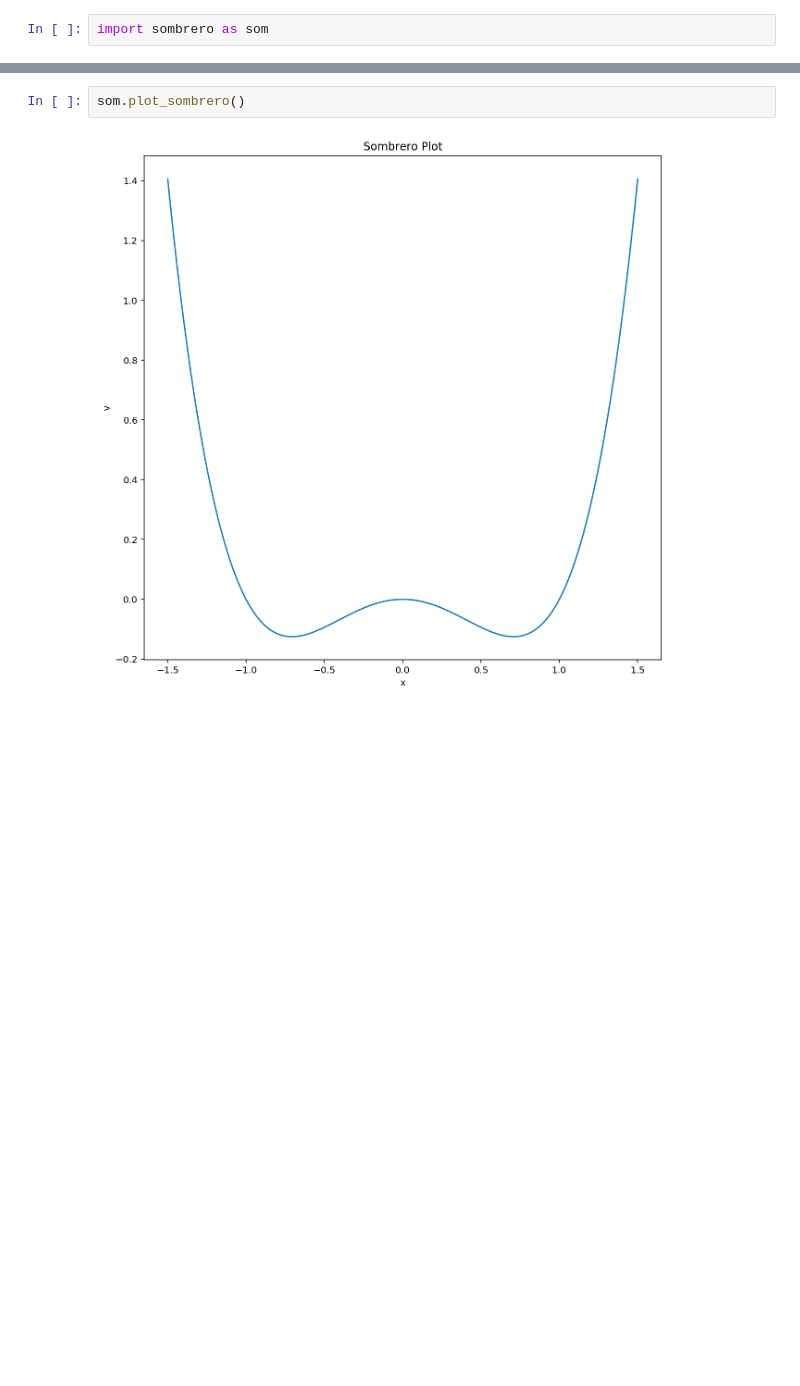
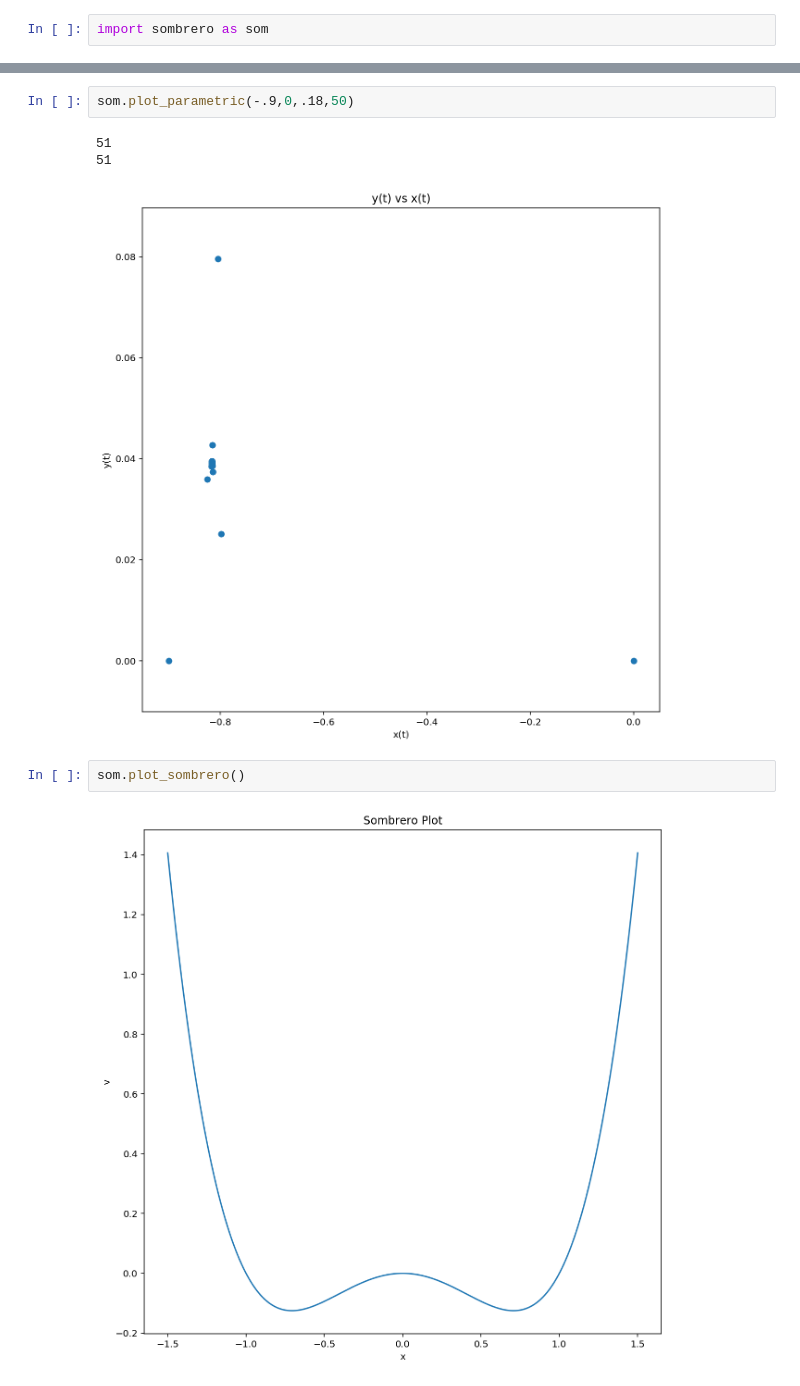
Before and after one commit to chapman-phys220-2018s/cw-12-phys220, a Jupyter notebook: cw12-duffing.ipynb, the cells around one changed output, grey strips where cells are left out. Drawn from its saved outputs; the diff is of its cells as text; blank space fills up the shorter version.

```diff
--- a/cw12-duffing.ipynb
+++ b/cw12-duffing.ipynb
@@ -3,3 +7,9 @@ import sombrero as som
+# %%
+som.plot_parametric(-.9,0,.18,50)
+# %% [output]
+51
+51
+[figure, added]
 # %%
 som.plot_sombrero()
 # %% [output]
```
Also changed, not shown: parts of 1 cell of this notebook, 1 other file.
